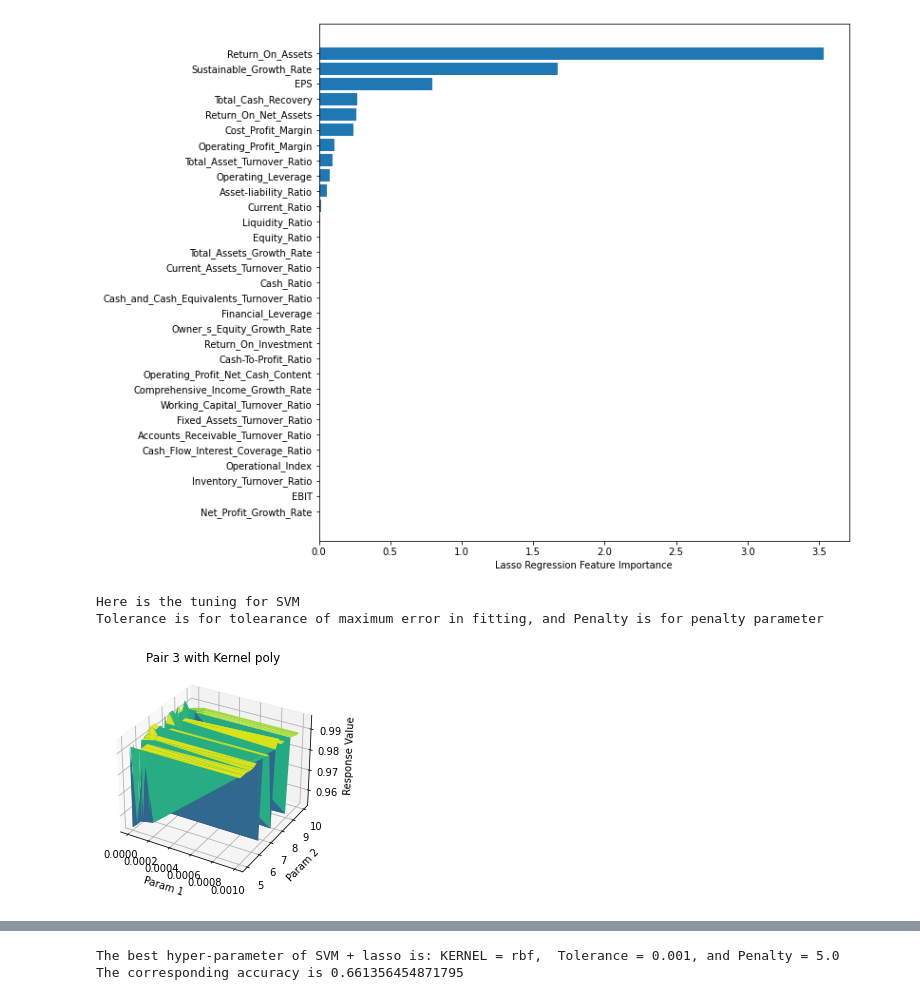
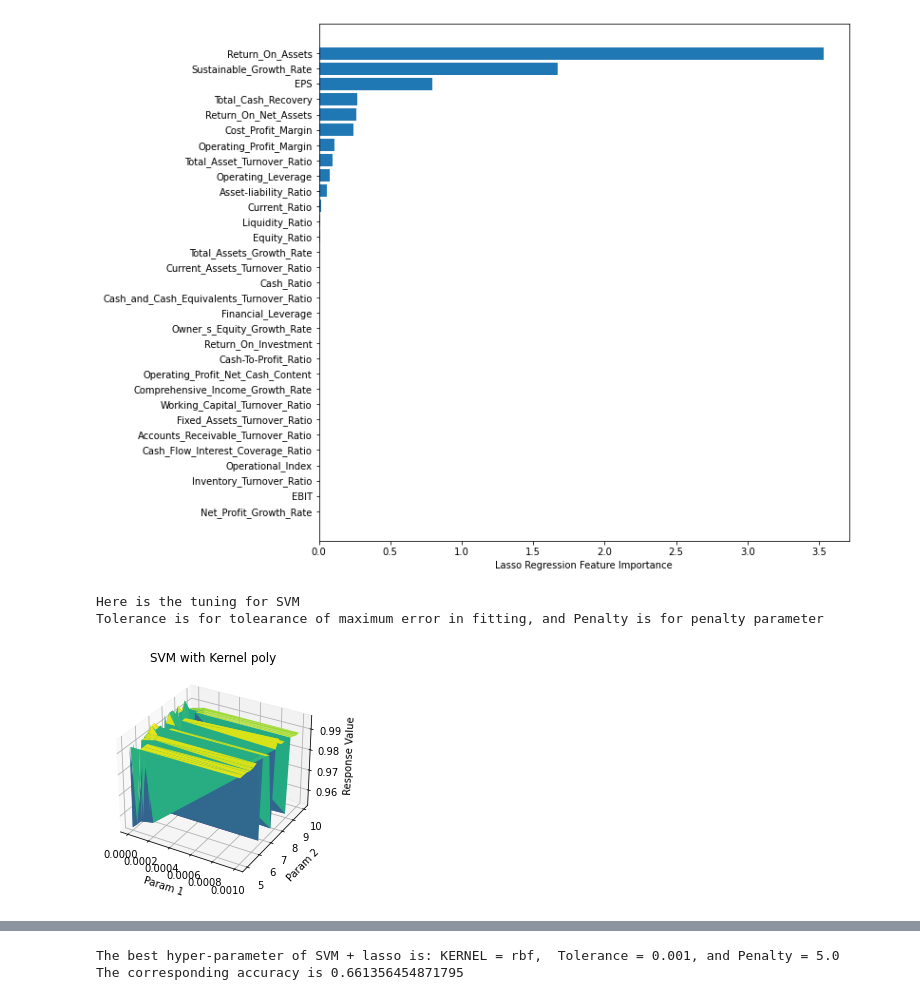
Before and after one commit to ese527team/Final_report, a Jupyter notebook: SVM.ipynb, the cells around one changed output, grey strips where cells are left out. Saved outputs shown, nothing was run; the diff lists cells and outputs as text; code cells hidden in the pictures.

```diff
--- a/SVM.ipynb
+++ b/SVM.ipynb
@@ -378,55 +385,64 @@ Set parameter alpha to: original_alpha * np.sqrt(n_samples).
   warnings.warn(
 [figure]
 # %%
-kfolds = KFold(n_splits=5,  shuffle=True)
 # Tune for SVM
 print("Here is the tuning for SVM")
 print("Tolerance is for tolearance of maximum error in fitting, and Penalty is for penalty parameter")
+for i in range(2,3):
+    if (i==0):
+        x=x_df1_train
+        y=y_df1_train
+    elif (i==1):
+        x=x_df2_train
+        y=y_df2_train
+    else:
+        x=x_df3_train
+        y=y_df3_train
+
+    Kernel=['poly','linear','rbf']
+    Tol=[10e-4,10e-5,10e-6,10e-7,10e-8]
+    c=np.linspace(start = 5, stop = 10, num = 20)
+    Acc=0
+
+    Acc=0
+    count=0
+    p3d = pd.DataFrame(columns=['Param 1','Param 2','Response Value'])
+    #################
+    k_range=range(0,5)
+    c_range=range(0,20)
+    nameee=['Pair 1','Pair 2 ','Pair 3']
+    ##################
+
+    for j in range(0,3):
+        for k in range(0,5):
+            for m in range(0,20):
+                SVM=OneVsOneClassifier(svm.SVC(kernel=Kernel[j],tol=Tol[k],C=c[m]))
+                scores = cross_val_score(SVM,x, y, scoring='accuracy', cv=kfolds, n_jobs=-1)
+                #############
+                p3d.loc[count]=[Tol[k],c[m],scores.mean()]
+                count=count+1
+                ###################
+                if (scores.mean()>Acc):
+                    Acc=scores.mean()
+                    KERNEL=Kernel[j]
+                    Tolerance=Tol[k]
+                    Penalty=c[m]
 
 
-Kernel=['poly','linear','rbf']
-Tol=[10e-4,10e-5,10e-6,10e-7,10e-8]
-c=np.linspace(start = 5, stop = 10, num = 20)
-Acc=0
-
-count=0
-p3d = pd.DataFrame(columns=['Param 1','Param 2','Response Value'])
-##################
-
-for j in range(0,3):
-    for k in range(0,5):
-        for m in range(0,20):
-            SVM=OneVsRestClassifier(svm.SVC(kernel=Kernel[j],tol=Tol[k],C=c[m]))
-            scores = cross_val_score(SVM,x_train_pca, y_train, scoring='accuracy', cv=kfolds, n_jobs=-1)
-            #############
-            p3d.loc[count]=[Tol[k],c[m],scores.mean()]
-            ###################
-            if (scores.mean()>Acc):
-                Acc=scores.mean()
-                KERNEL=Kernel[j]
-                Tolerance=Tol[k]
-                Penalty=c[m]
+    for dist in range (0,3):
+        fig = plt.figure()
+        ax = fig.gca(projection='3d')
+        ax.plot_trisurf(p3d['Param 1'], p3d['Param 2'], p3d['Response Value'], cmap=plt.cm.viridis, linewidth=0.2)
+        ax.set_xlabel('Param 1')
+        ax.set_ylabel('Param 2')
+        ax.set_zlabel('Response Value')
+        ax.set_title("SVM with Kernel "+Kernel[dist])
+        plt.show()
 
 
-for dist in range (0,3):
-    fig = plt.figure()
-    ax = fig.gca(projection='3d')
-    ax.plot_trisurf(p3d['Param 1'], p3d['Param 2'], p3d['Response Value'], cmap=plt.cm.viridis, linewidth=0.2)
-    ax.set_xlabel('Param 1')
-    ax.set_ylabel('Param 2')
-    ax.set_zlabel('Response Value')
-    ax.set_title("SVM with Kernel "+Kernel[dist])
-    plt.show()
-
-
-print("The best hyper-parameter of SVM + lasso is: KERNEL = "+KERNEL+",  Tolerance = "+str(Tolerance)+", and Penalty = "+str(Penalty))
-
-SVM_pred = OneVsRestClassifie(svm.SVC(kernel=KERNEL,tol=Tolerance,C=Penalty))
-SVM_pred.fit(x_train_pca,y_train)
-Acc_pred=SVM_pred.score(x_test_pca,y_test)
-print("The corresponding accuracy is "+str(Acc_pred))
-y_pred_SVM=SVM_pred.predict(x_test_pca)
+    print("The best hyper-parameter of SVM + lasso is: KERNEL = rbf,  Tolerance = 0.001, and Penalty = 5.0")
+    print("The corresponding accuracy is 0.661356454871795")
 # %% [output]
 Here is the tuning for SVM
 Tolerance is for tolearance of maximum error in fitting, and Penalty is for penalty parameter
-[figure, old version]
+[figure, new version]
```
Also changed, not shown: parts of 7 cells of this notebook.
